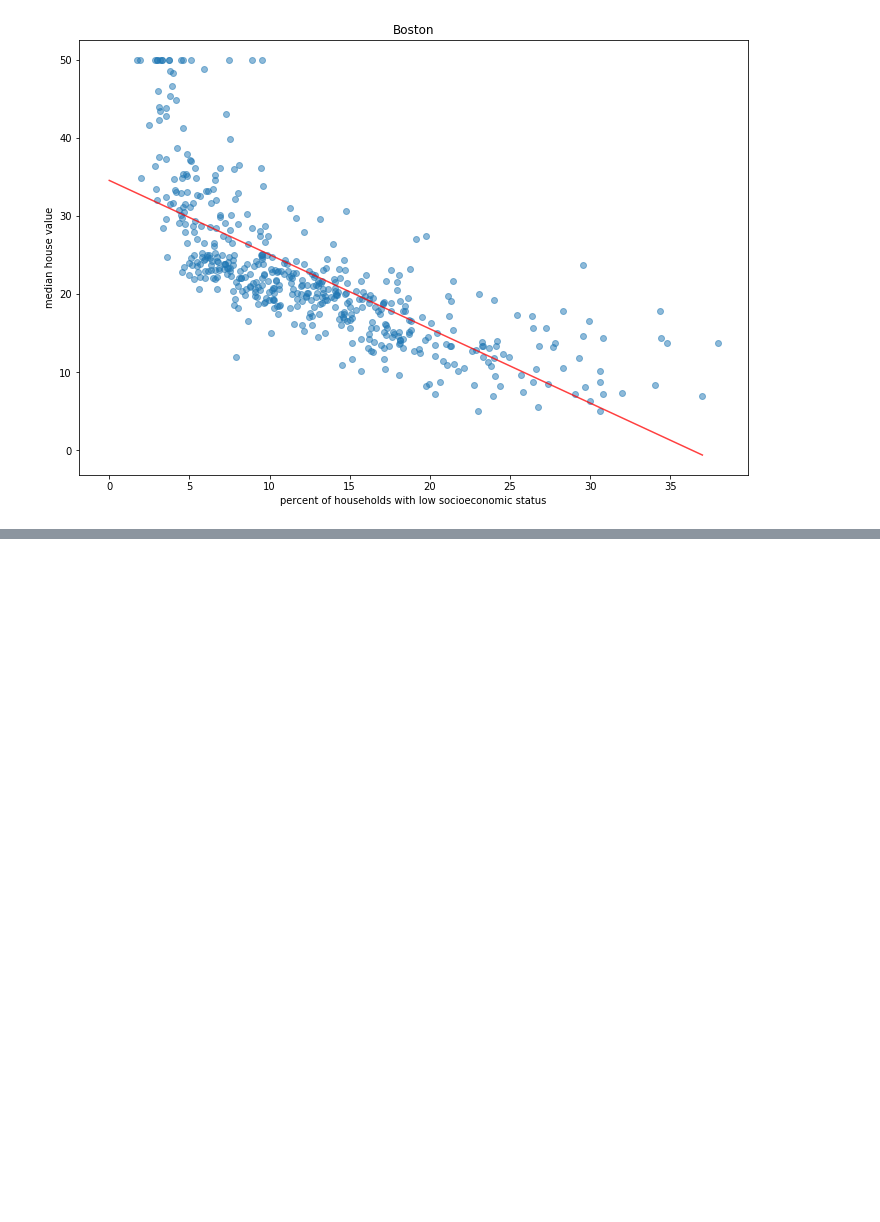
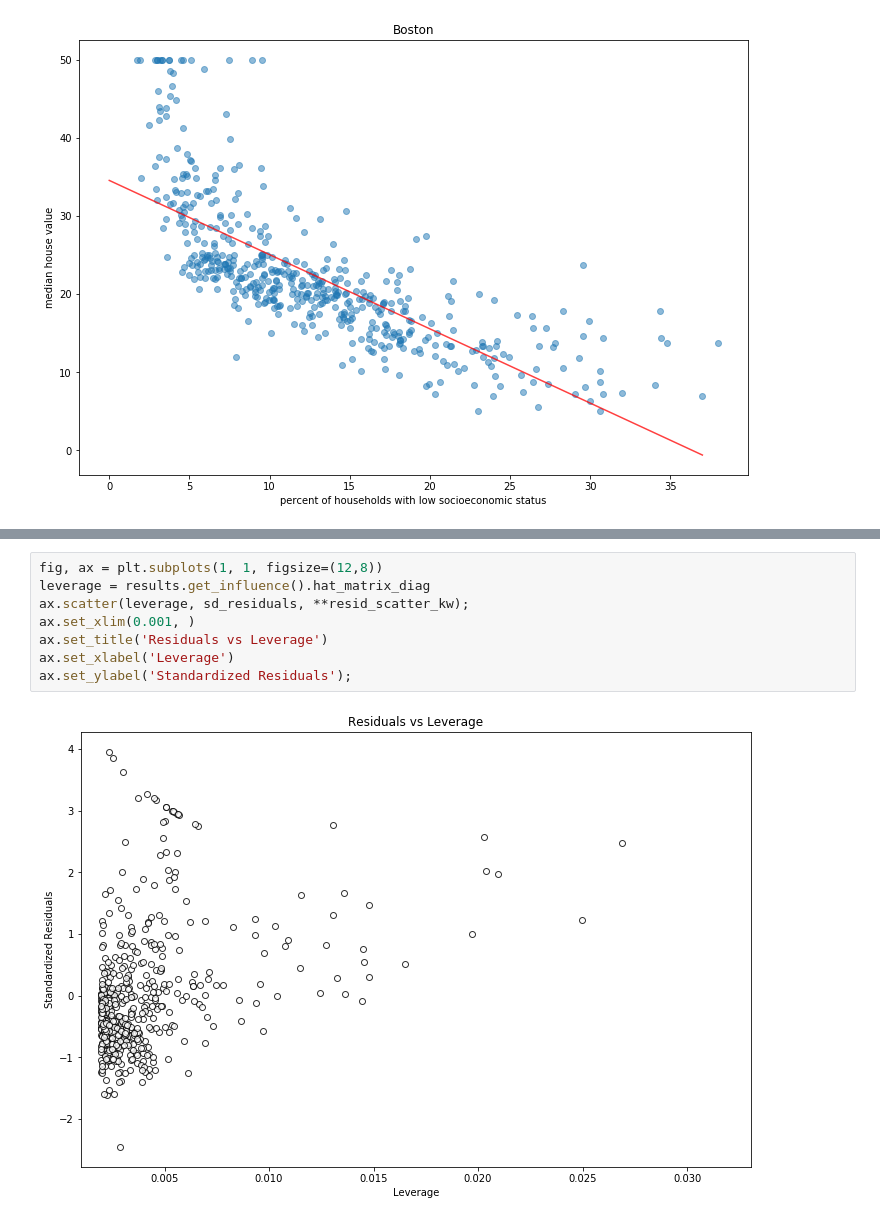
Before and after one commit to fernandezpablo85/isl, a Jupyter notebook: c3/lab_simple_lr.ipynb, the cells around one changed output, grey strips where cells are left out. Drawn from its saved outputs; the diff is of its cells as text; blank space fills up the shorter version.

```diff
--- a/c3/lab_simple_lr.ipynb
+++ b/c3/lab_simple_lr.ipynb
@@ -116,0 +163,10 @@ ax.set_title('Boston');
+# %%
+fig, ax = plt.subplots(1, 1, figsize=(12,8))
+leverage = results.get_influence().hat_matrix_diag
+ax.scatter(leverage, sd_residuals, **resid_scatter_kw);
+ax.set_xlim(0.001, )
+ax.set_title('Residuals vs Leverage')
+ax.set_xlabel('Leverage')
+ax.set_ylabel('Standardized Residuals');
+# %% [output]
+[figure, added]
```
Also changed, not shown: parts of 6 cells of this notebook.
